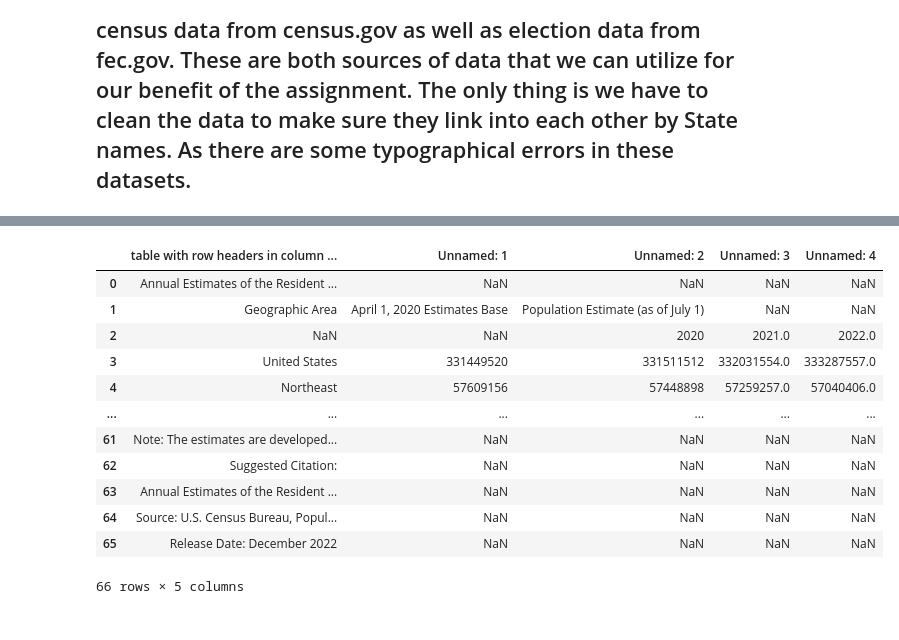
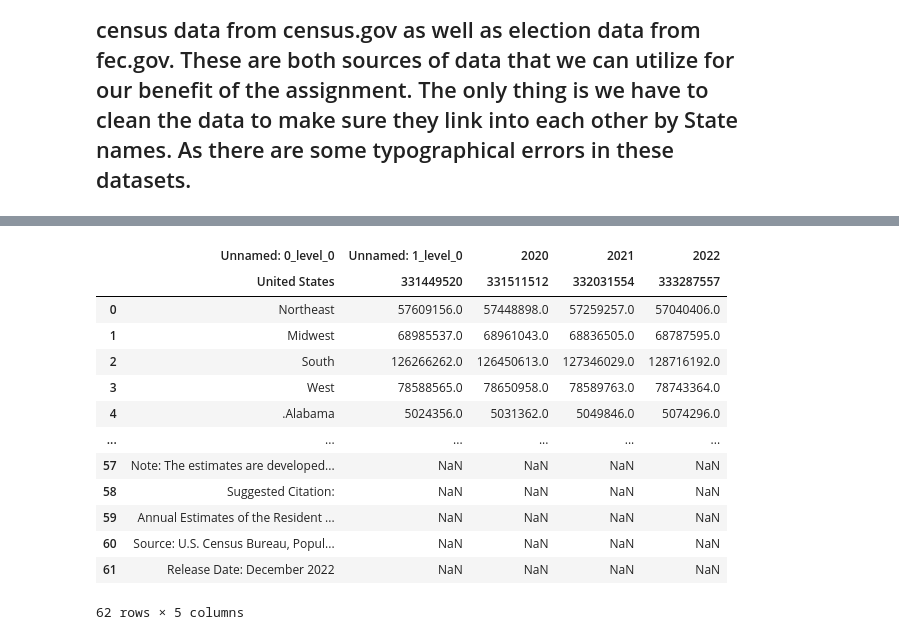
Before and after one commit to kglan/MSDS, a Jupyter notebook: DATA608/Story1/story1.ipynb, the cells around one changed output, grey strips where cells are left out. Saved outputs shown, nothing was run; the diff lists cells and outputs as text; code cells hidden in the pictures.

```diff
--- a/DATA608/Story1/story1.ipynb
+++ b/DATA608/Story1/story1.ipynb
@@ -34,17 +67,20 @@ funding
 # %%
-population = pd.read_excel('NST-EST2022-POP.xlsx')
+population = pd.read_excel('NST-EST2022-POP.xlsx',header=[3, 4])
+# Reset the index
+population.reset_index(drop=True, inplace=True)
 population
 # %% [output]
-|  | table with row headers in column ... | Unnamed: 1 | Unnamed: 2 | Unnamed: 3 | Unnamed: 4 |
-| 0 | Annual Estimates of the Resident ... | NaN | NaN | NaN | NaN |
-| 1 | Geographic Area | April 1, 2020 Estimates Base | Population Estimate (as of July 1) | NaN | NaN |
-| 2 | NaN | NaN | 2020 | 2021.0 | 2022.0 |
-| 3 | United States | 331449520 | 331511512 | 332031554.0 | 333287557.0 |
-| 4 | Northeast | 57609156 | 57448898 | 57259257.0 | 57040406.0 |
+|  | Unnamed: 0_level_0 | Unnamed: 1_level_0 | 2020 | 2021 | 2022 |
+|  | United States | 331449520 | 331511512 | 332031554 | 333287557 |
+| 0 | Northeast | 57609156.0 | 57448898.0 | 57259257.0 | 57040406.0 |
+| 1 | Midwest | 68985537.0 | 68961043.0 | 68836505.0 | 68787595.0 |
+| 2 | South | 126266262.0 | 126450613.0 | 127346029.0 | 128716192.0 |
+| 3 | West | 78588565.0 | 78650958.0 | 78589763.0 | 78743364.0 |
+| 4 | .Alabama | 5024356.0 | 5031362.0 | 5049846.0 | 5074296.0 |
 | ... | ... | ... | ... | ... | ... |
-| 61 | Note: The estimates are developed... | NaN | NaN | NaN | NaN |
-| 62 | Suggested Citation: | NaN | NaN | NaN | NaN |
-| 63 | Annual Estimates of the Resident ... | NaN | NaN | NaN | NaN |
-| 64 | Source: U.S. Census Bureau, Popul... | NaN | NaN | NaN | NaN |
-| 65 | Release Date: December 2022 | NaN | NaN | NaN | NaN |
+| 57 | Note: The estimates are developed... | NaN | NaN | NaN | NaN |
+| 58 | Suggested Citation: | NaN | NaN | NaN | NaN |
+| 59 | Annual Estimates of the Resident ... | NaN | NaN | NaN | NaN |
+| 60 | Source: U.S. Census Bureau, Popul... | NaN | NaN | NaN | NaN |
+| 61 | Release Date: December 2022 | NaN | NaN | NaN | NaN |
-66 rows × 5 columns
+62 rows × 5 columns
```
Also changed, not shown: parts of 23 cells of this notebook, 1 other file.
